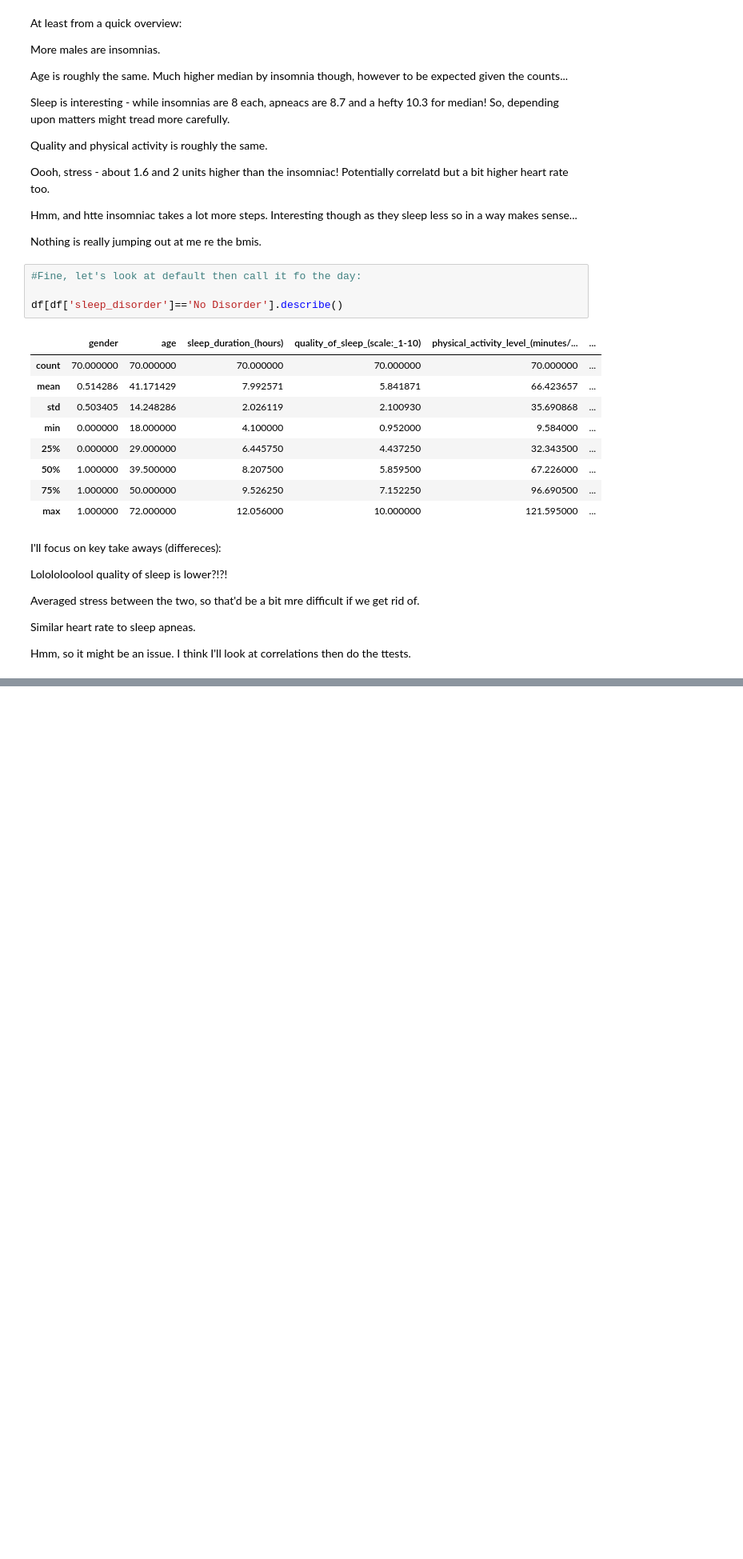
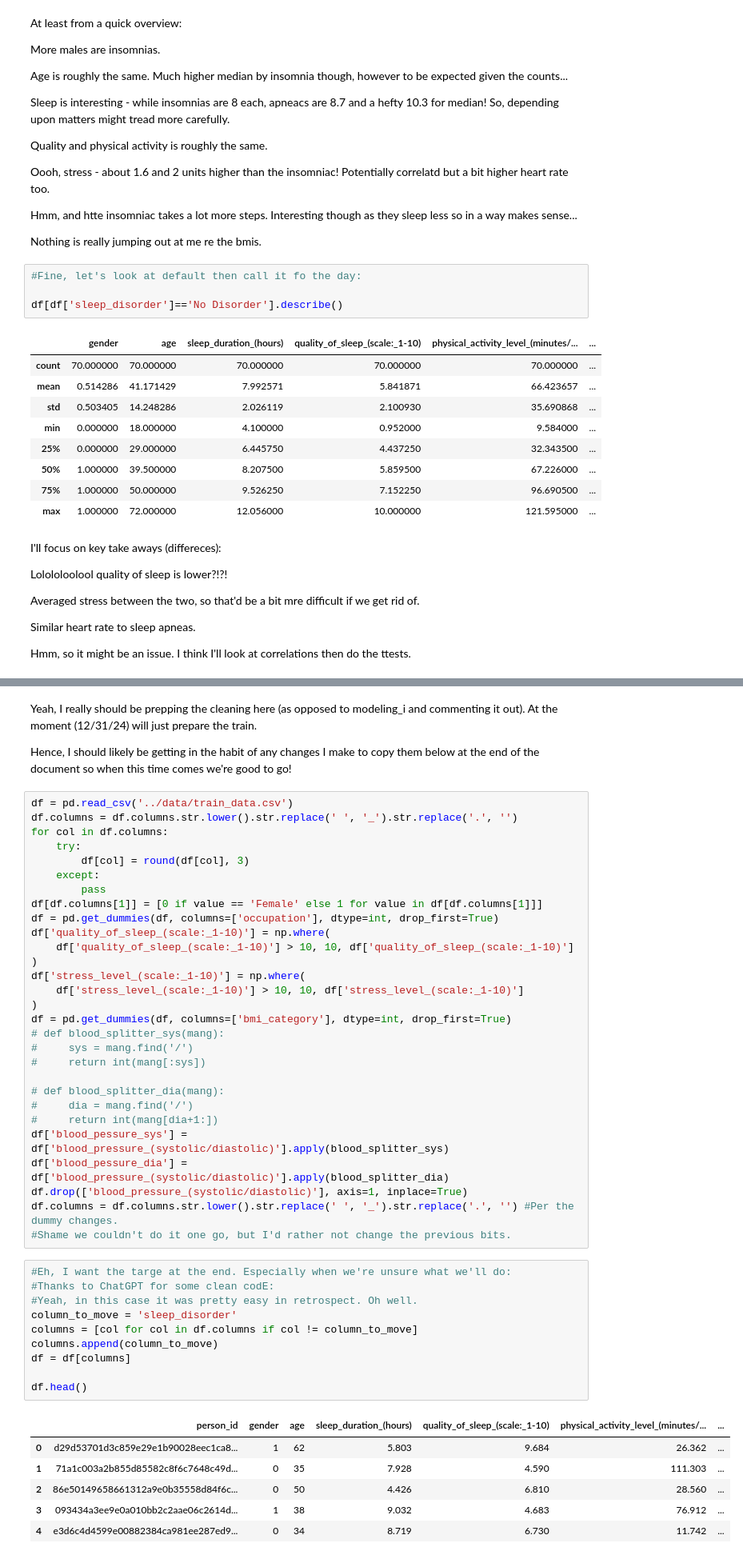
Before and after one commit to bwolff26/sleep_apnea, a Jupyter notebook: code/ceda_i.ipynb, the cells around one changed output, grey strips where cells are left out. Shown: that part at 80% size. Drawn from its saved outputs; the diff is of its cells as text; blank space fills up the shorter version.

Commit message:
End of ceda. Start of modeling [combined ailments]

```diff
--- a/code/ceda_i.ipynb
+++ b/code/ceda_i.ipynb
@@ -431,0 +477,50 @@ Hmm, so it might be an issue. I think I'll look at correlations then do the ttes
+# %% [markdown]
+Yeah, I really should be prepping the cleaning here (as opposed to modeling_i and commenting it out). At the moment (12/31/24) will just prepare the train.
+
+Hence, I should likely be getting in the habit of any changes I make to copy them below at the end of the document so when this time comes we're good to go!
+# %%
+df = pd.read_csv('../data/train_data.csv')
+df.columns = df.columns.str.lower().str.replace(' ', '_').str.replace('.', '')
+for col in df.columns:
+    try:
+        df[col] = round(df[col], 3)
+    except:
+        pass
+df[df.columns[1]] = [0 if value == 'Female' else 1 for value in df[df.columns[1]]]
+df = pd.get_dummies(df, columns=['occupation'], dtype=int, drop_first=True)
+df['quality_of_sleep_(scale:_1-10)'] = np.where(
+    df['quality_of_sleep_(scale:_1-10)'] > 10, 10, df['quality_of_sleep_(scale:_1-10)']
+)
+df['stress_level_(scale:_1-10)'] = np.where(
+    df['stress_level_(scale:_1-10)'] > 10, 10, df['stress_level_(scale:_1-10)']
+)
+df = pd.get_dummies(df, columns=['bmi_category'], dtype=int, drop_first=True)
+# def blood_splitter_sys(mang):
+#     sys = mang.find('/')
+#     return int(mang[:sys])
+
+# def blood_splitter_dia(mang):
+#     dia = mang.find('/')
+#     return int(mang[dia+1:])
+df['blood_pessure_sys'] = df['blood_pressure_(systolic/diastolic)'].apply(blood_splitter_sys)
+df['blood_pessure_dia'] = df['blood_pressure_(systolic/diastolic)'].apply(blood_splitter_dia)
+df.drop(['blood_pressure_(systolic/diastolic)'], axis=1, inplace=True)
+df.columns = df.columns.str.lower().str.replace(' ', '_').str.replace('.', '') #Per the dummy changes.
+#Shame we couldn't do it one go, but I'd rather not change the previous bits.
+# %%
+#Eh, I want the targe at the end. Especially when we're unsure what we'll do:
+#Thanks to ChatGPT for some clean codE:
+#Yeah, in this case it was pretty easy in retrospect. Oh well.
+column_to_move = 'sleep_disorder'
+columns = [col for col in df.columns if col != column_to_move]
+columns.append(column_to_move)
+df = df[columns]
+
+df.head()
+# %% [output]
+|  | person_id | gender | age | sleep_duration_(hours) | quality_of_sleep_(scale:_1-10) | physical_activity_level_(minutes/... | ... |
+| 0 | d29d53701d3c859e29e1b90028eec1ca8... | 1 | 62 | 5.803 | 9.684 | 26.362 | ... |
+| 1 | 71a1c003a2b855d85582c8f6c7648c49d... | 0 | 35 | 7.928 | 4.590 | 111.303 | ... |
+| 2 | 86e50149658661312a9e0b35558d84f6c... | 0 | 50 | 4.426 | 6.810 | 28.560 | ... |
+| 3 | 093434a3ee9e0a010bb2c2aae06c2614d... | 1 | 38 | 9.032 | 4.683 | 76.912 | ... |
+| 4 | e3d6c4d4599e00882384ca981ee287ed9... | 0 | 34 | 8.719 | 6.730 | 11.742 | ... |
```
Also changed, not shown: parts of 14 cells of this notebook, 1 other file.
